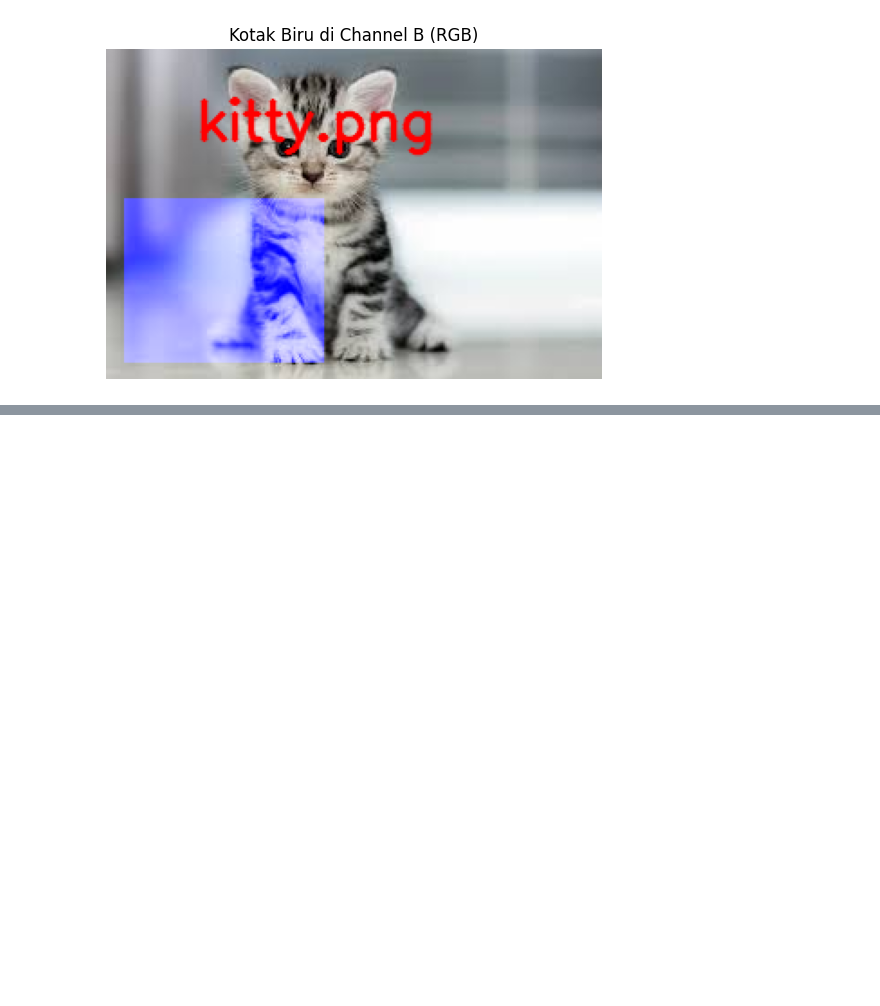
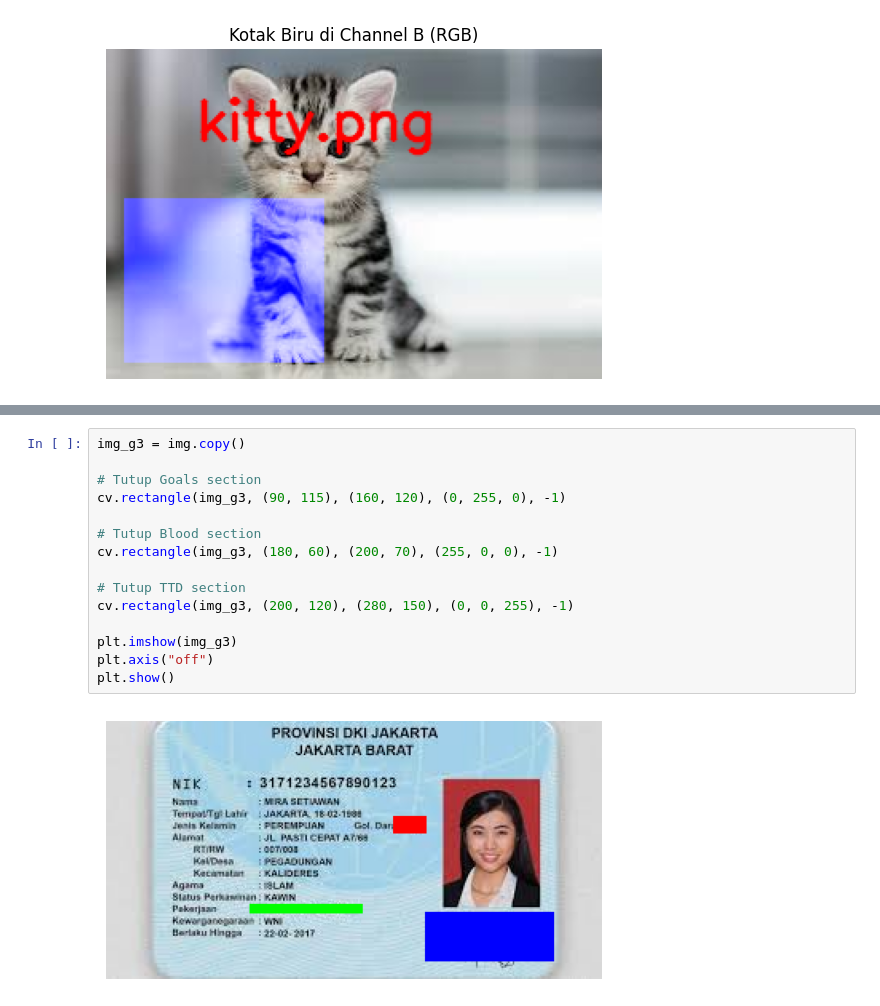
Before and after one commit to Majid5654/Erwan-Majid_PCVK_Ganjil_2025, a Jupyter notebook: Week2.ipynb, the cells around one changed output, grey strips where cells are left out. Cells and saved outputs as stored; diff of their text form; blank space fills up the shorter version.

```diff
--- a/Week2.ipynb
+++ b/Week2.ipynb
@@ -343,0 +354,17 @@ plt.show()
+# %%
+img_g3 = img.copy()
+
+# Tutup Goals section
+cv.rectangle(img_g3, (90, 115), (160, 120), (0, 255, 0), -1)
+
+# Tutup Blood section
+cv.rectangle(img_g3, (180, 60), (200, 70), (255, 0, 0), -1)
+
+# Tutup TTD section
+cv.rectangle(img_g3, (200, 120), (280, 150), (0, 0, 255), -1)
+
+plt.imshow(img_g3)
+plt.axis("off")
+plt.show()
+# %% [output]
+[figure, added]
```
Also changed, not shown: parts of 2 cells of this notebook.
